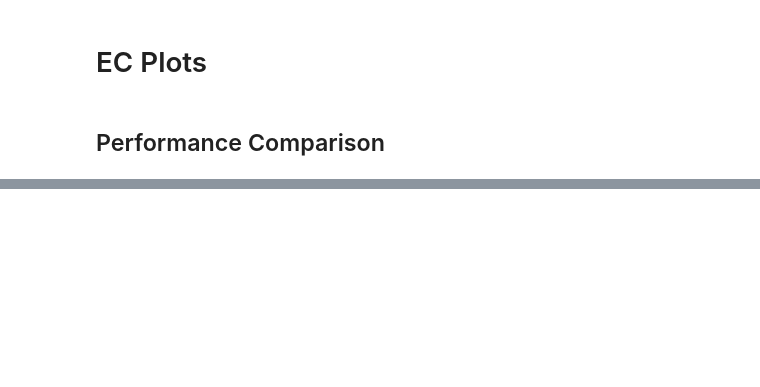
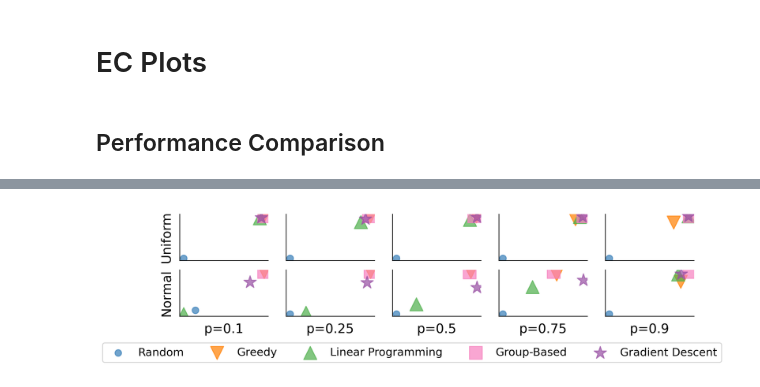
Before and after one commit to naveenr414/patient-provider, a Jupyter notebook: scripts/notebooks/Plotting.ipynb, the cells around one changed output, grey strips where cells are left out. Saved outputs shown, nothing was run; the diff lists cells and outputs as text; code cells hidden in the pictures; blank space fills up the shorter version.

```diff
--- a/scripts/notebooks/Plotting.ipynb
+++ b/scripts/notebooks/Plotting.ipynb
@@ -1592,0 +204,30 @@ fig.savefig("../../results/figures/mnl_exit_options.pdf",dpi=300, bbox_inches='t
+# %%
+plot_dimensions = (2,5)
+x_labels = [["","","","",""],["p=0.1","p=0.25","p=0.5","p=0.75","p=0.9"]]
+y_labels = [["Uniform","","","",""],["Normal","","","",""]]
+sup_y_label = "Normalized Reward"
+
+figsize = (10,4.75)
+
+overall_format = {'figsize':(10, 2),
+    'style_size': style_size,
+    'x_ticks': [[[[],[]] for i in range(5)] for i in range(2)],
+    'y_ticks': [[[[],[]] for i in range(5)] for i in range(2)],
+}
+fig,ax = create_axes(plot_dimensions,overall_format,y_labels=y_labels,x_labels=x_labels)
+
+scatter_format = {'color_palette': 'six_color', 'size': 200}
+
+for i in range(2):
+    for j in range(5):
+        x_values = [[k] for k in x_value_matrix[i][j]]
+        y_values = y_value_matrix[i][j]
+        y_values = [[k] for k in y_values]
+        labels = method_labels
+        plot_scatter(ax[i][j],x_values,y_values,labels,scatter_format)
+
+legend_format = {'style_size': style_size,'type': 'is_global', 'loc': 'upper right', 'ncol': 5, 'bbox_to_anchor': (0.95,-0.05)}
+create_legend(fig,ax,plot_dimensions,legend_format)
+fig.savefig("../../results/figures/fairness_comparison.pdf",dpi=300, bbox_inches='tight')
+# %% [output]
+[figure, added]
```
Also changed, not shown: parts of 52 cells of this notebook, 15 other files.
